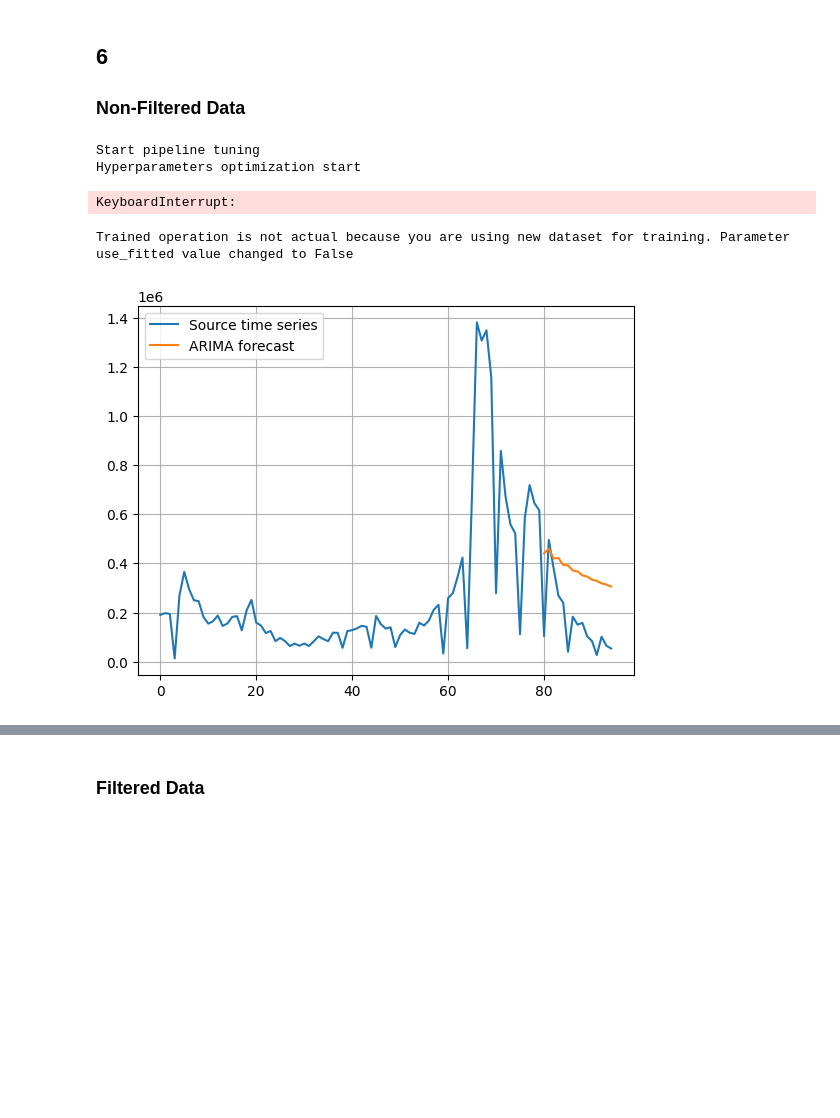
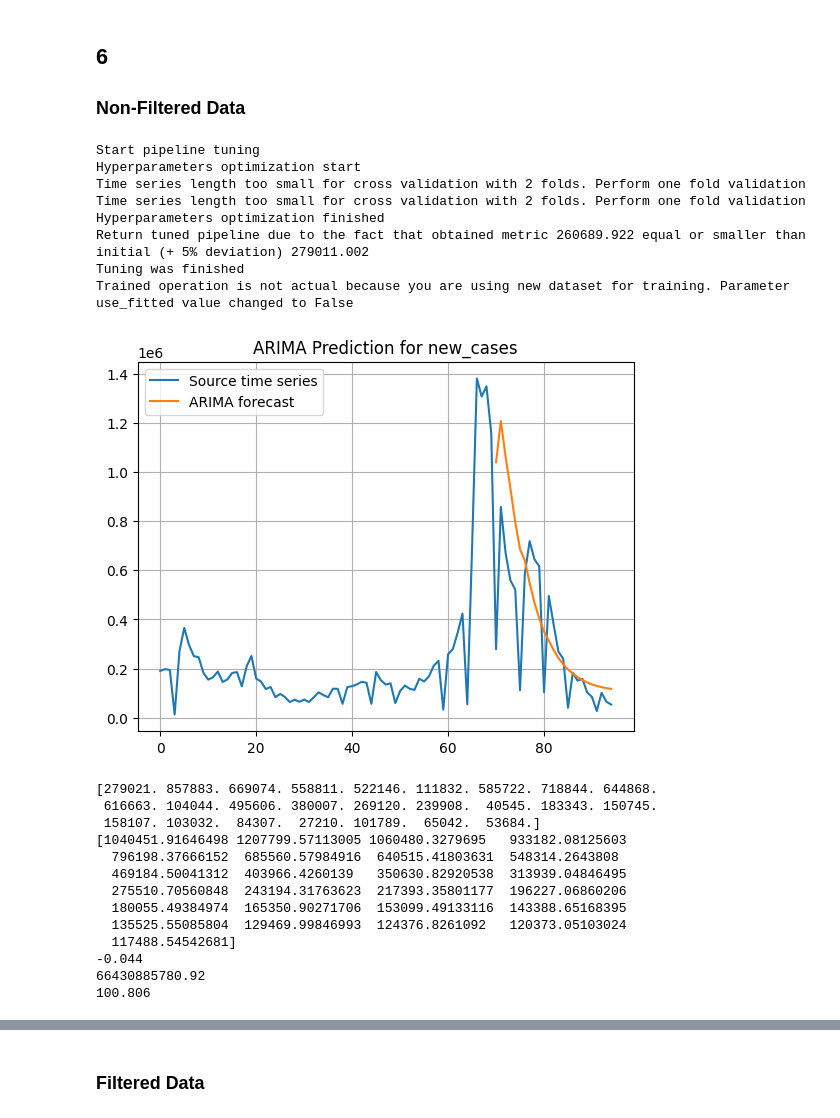
Before and after one commit to D3lph1/methods-and-models-for-multivariate-data-analysis, a Jupyter notebook: Lab 4/lab_4_notebook.ipynb, the cells around one changed output, grey strips where cells are left out. Drawn from its saved outputs; the diff is of its cells as text; code cells hidden in the pictures; blank space fills up the shorter version.

Commit message:
Add quality metrics for ARIMA models

```diff
--- a/Lab 4/lab_4_notebook.ipynb
+++ b/Lab 4/lab_4_notebook.ipynb
@@ -249,36 +249,70 @@ for var in all_vars:
 # %% [markdown]
 ## 6
 ### Non-Filtered Data
-# %%
-time_series = np.array(merged['new_cases'])
-
-task = Task(TaskTypesEnum.ts_forecasting,
-            TsForecastingParams(forecast_length=15))
-
-input_data = InputData(idx=np.arange(0, len(time_series)),
-                       features=time_series, target=time_series,
-                       task=task, data_type=DataTypesEnum.ts)
-
-train, test = train_test_data_setup(input_data)
-
-pipeline = Pipeline(PrimaryNode('arima'))
-pipeline = pipeline.fine_tune_all_nodes(loss_function=mean_absolute_error,
-                                        loss_params=None, input_data=train,
-                                        iterations=100, timeout=5,
-                                        cv_folds=2, validation_blocks=2)
-# %% [output]
-Start pipeline tuning
-Hyperparameters optimization start
-KeyboardInterrupt:
+# %%
+def arima_fit(data):
+    time_series = np.array(data)
+
+    task = Task(TaskTypesEnum.ts_forecasting,
+                TsForecastingParams(forecast_length=25))
+
+    input_data = InputData(idx=np.arange(0, len(time_series)),
+                        features=time_series, target=time_series,
+                        task=task, data_type=DataTypesEnum.ts)
+
+    train, test = train_test_data_setup(input_data)
+
+    pipeline = Pipeline(PrimaryNode('arima'))
+    pipeline = pipeline.fine_tune_all_nodes(loss_function=mean_absolute_error,
+                                            loss_params=None, input_data=train,
+                                            iterations=100, timeout=5,
+                                            cv_folds=2, validation_blocks=2)
+
+    return train, test, pipeline, input_data
+
+def mean_absolute_percentage_error(y_true, y_pred):
+    return round(np.mean(np.abs((y_true - y_pred) / y_true)) * 100, 3)
 # %%
+var = 'new_cases'
+
+train, test, pipeline, input_data = arima_fit(merged[var])
+
 fitted_vals = pipeline.fit(train)
 forecast = pipeline.predict(test)
 
 plt.plot(input_data.idx, input_data.target, label='Source time series')
 plt.plot(forecast.idx, np.ravel(forecast.predict), label='ARIMA forecast')
+plt.title('ARIMA Prediction for ' + var)
 plt.grid()
 plt.legend()
 plt.show()
+
+print(input_data.target[-(len(np.ravel(forecast.predict))):])
+print(np.ravel(forecast.predict))
+
+print(round(r2_score(input_data.target[-(len(np.ravel(forecast.predict))):], np.ravel(forecast.predict)), 3))
+print(round(mean_squared_error(input_data.target[-(len(np.ravel(forecast.predict))):], np.ravel(forecast.predict)), 3))
+print(round(mean_absolute_percentage_error(input_data.target[-(len(np.ravel(forecast.predict))):], np.ravel(forecast.predict)), 3))
 # %% [output]
+Start pipeline tuning
+Hyperparameters optimization start
+Time series length too small for cross validation with 2 folds. Perform one fold validation
+Time series length too small for cross validation with 2 folds. Perform one fold validation
+Hyperparameters optimization finished
+Return tuned pipeline due to the fact that obtained metric 260689.922 equal or smaller than initial (+ 5% deviation) 279011.002
+Tuning was finished
 Trained operation is not actual because you are using new dataset for training. Parameter use_fitted value changed to False
-[figure, old version]
+[figure, new version]
+[279021. 857883. 669074. 558811. 522146. 111832. 585722. 718844. 644868.
+ 616663. 104044. 495606. 380007. 269120. 239908.  40545. 183343. 150745.
+ 158107. 103032.  84307.  27210. 101789.  65042.  53684.]
+[1040451.91646498 1207799.57113005 1060480.3279695   933182.08125603
+  796198.37666152  685560.57984916  640515.41803631  548314.2643808
+  469184.50041312  403966.4260139   350630.82920538  313939.04846495
+  275510.70560848  243194.31763623  217393.35801177  196227.06860206
+  180055.49384974  165350.90271706  153099.49133116  143388.65168395
+  135525.55085804  129469.99846993  124376.8261092   120373.05103024
+  117488.54542681]
+-0.044
+66430885780.92
+100.806
```
Also changed, not shown: parts of 7 cells of this notebook.
